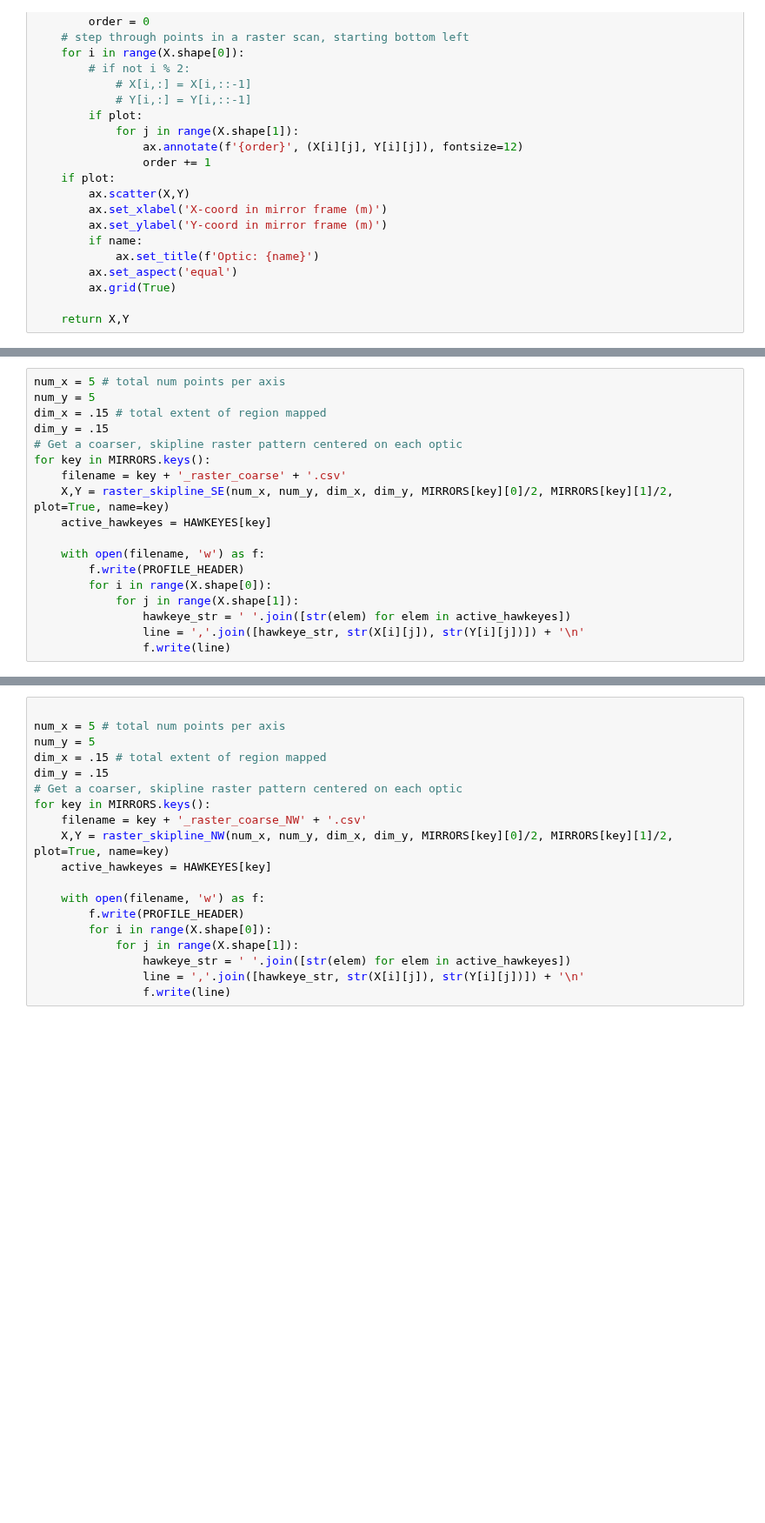
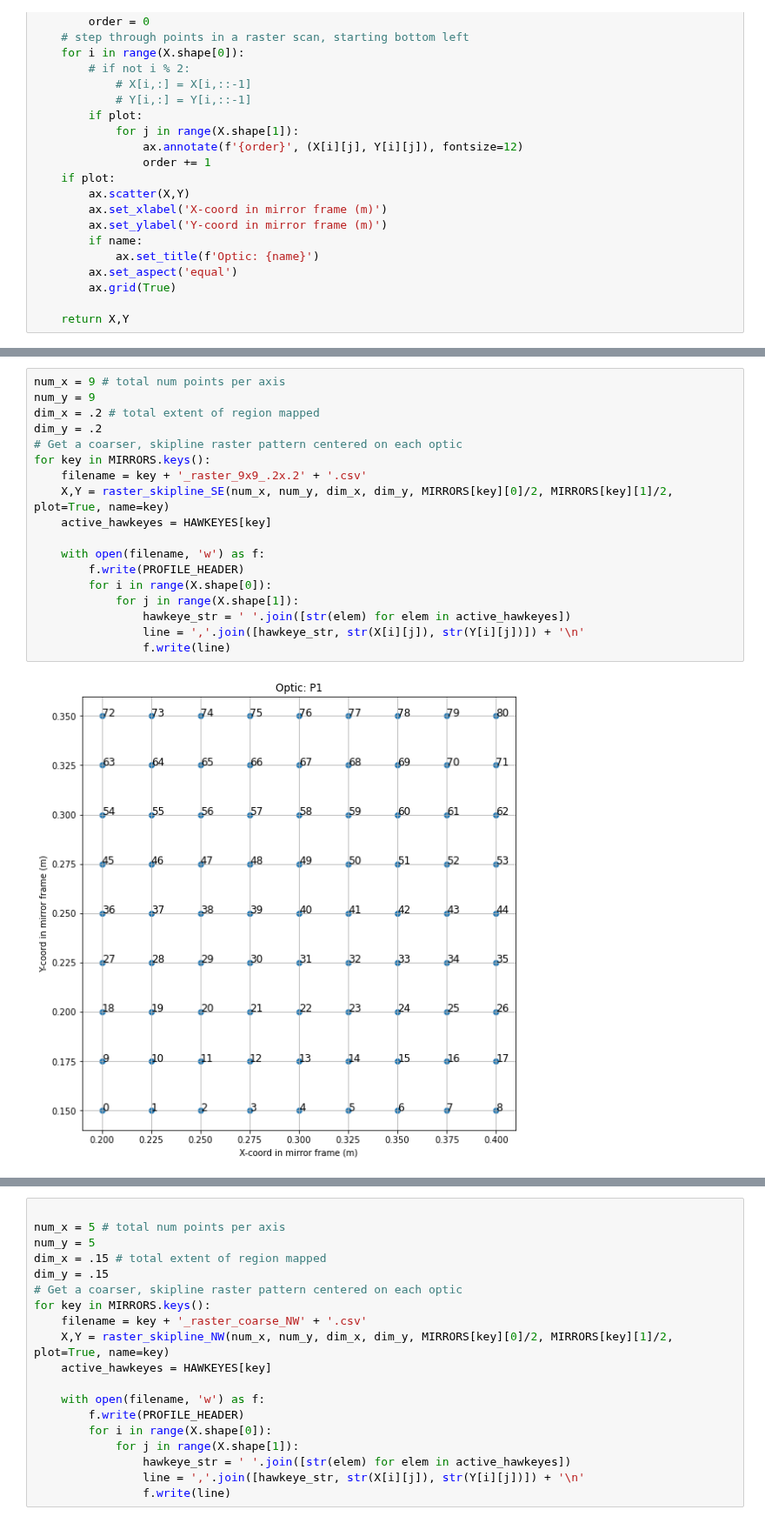
Before and after one commit to evanmayer/hotspot, a Jupyter notebook: data/input/profiles/create_profile.ipynb, the cells around one changed output, grey strips where cells are left out. Shown at 87% size. Drawn from its saved outputs; the diff is of its cells as text; blank space fills up the shorter version.

```diff
--- a/data/input/profiles/create_profile.ipynb
+++ b/data/input/profiles/create_profile.ipynb
@@ -156,18 +152,20 @@ for key in MIRRORS.keys():
 # %%
-num_x = 5 # total num points per axis
-num_y = 5
-dim_x = .15 # total extent of region mapped
-dim_y = .15
+num_x = 9 # total num points per axis
+num_y = 9
+dim_x = .2 # total extent of region mapped
+dim_y = .2
 # Get a coarser, skipline raster pattern centered on each optic
 for key in MIRRORS.keys():
-    filename = key + '_raster_coarse' + '.csv'
+    filename = key + '_raster_9x9_.2x.2' + '.csv'
     X,Y = raster_skipline_SE(num_x, num_y, dim_x, dim_y, MIRRORS[key][0]/2, MIRRORS[key][1]/2, plot=True, name=key)
     active_hawkeyes = HAWKEYES[key]
 
     with open(filename, 'w') as f:
         f.write(PROFILE_HEADER)
         for i in range(X.shape[0]):
             for j in range(X.shape[1]):
                 hawkeye_str = ' '.join([str(elem) for elem in active_hawkeyes])
                 line = ','.join([hawkeye_str, str(X[i][j]), str(Y[i][j])]) + '\n'
                 f.write(line)
+# %% [output]
+[figure, added]
```
Also changed, not shown: parts of 3 cells of this notebook, 8 other files.
